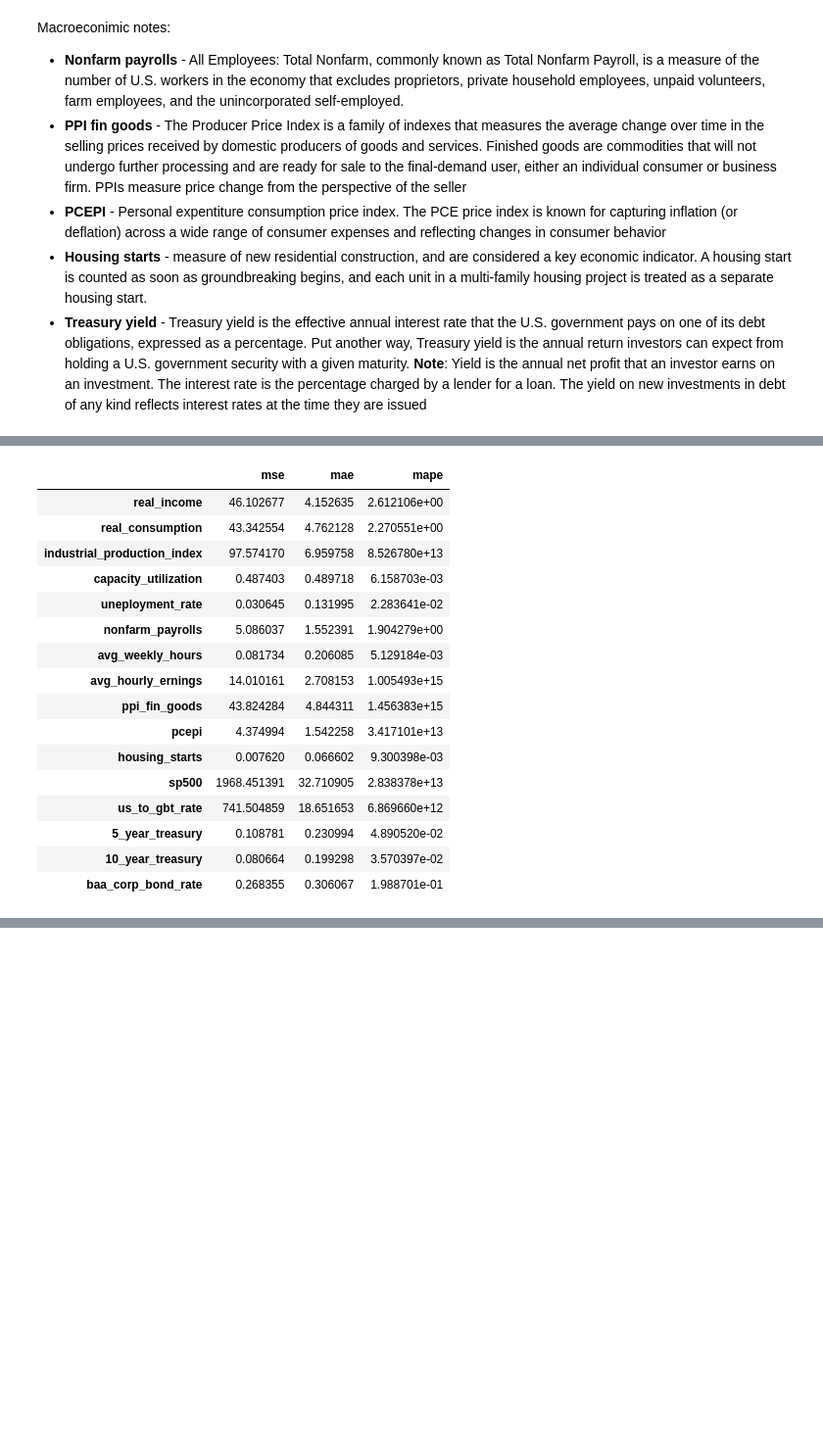
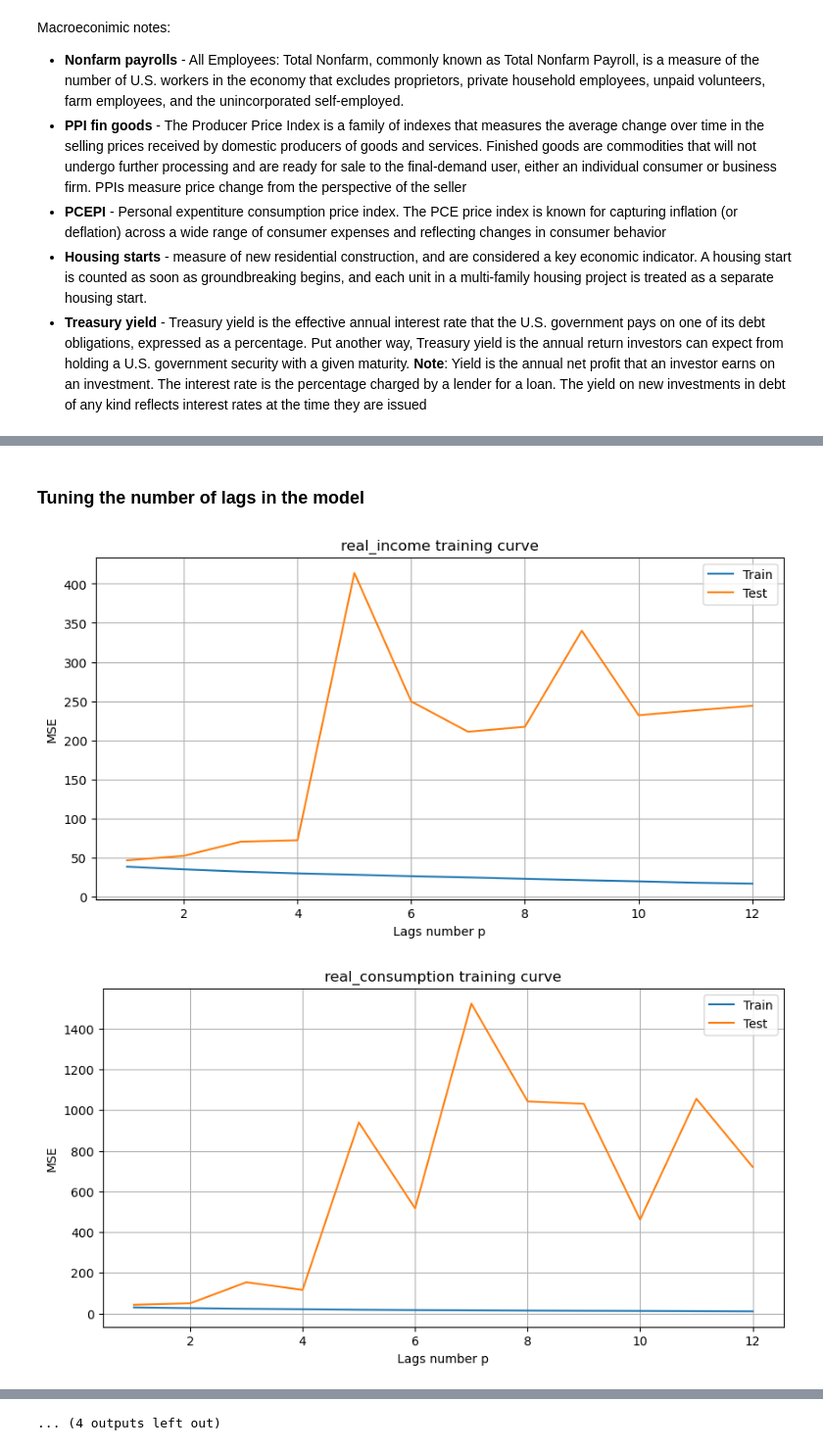
Before and after one commit to dr-leto/unimi, a Jupyter notebook: bayesian_analysis/var_baseline.ipynb, the cells around one changed output, grey strips where cells are left out. Shown at 98% size. Cells and saved outputs as stored; diff of their text form; code cells hidden in the pictures; blank space fills up the shorter version.

Commit message:
Finilized VAR baseline model

```diff
--- a/bayesian_analysis/var_baseline.ipynb
+++ b/bayesian_analysis/var_baseline.ipynb
@@ -192,34 +127,2 @@ lags_to_results
-# %%
-best_p = 1
-
-periods = run_var_cv(sample, best_p, metrics, init_rows_train, n_rows_test)
-metric_results = avg_metrics(periods, metrics, sample.columns)
-metric_results
-# %% [output]
-|  | mse | mae | mape |
-| real_income | 46.102677 | 4.152635 | 2.612106e+00 |
-| real_consumption | 43.342554 | 4.762128 | 2.270551e+00 |
-| industrial_production_index | 97.574170 | 6.959758 | 8.526780e+13 |
-| capacity_utilization | 0.487403 | 0.489718 | 6.158703e-03 |
-| uneployment_rate | 0.030645 | 0.131995 | 2.283641e-02 |
-| nonfarm_payrolls | 5.086037 | 1.552391 | 1.904279e+00 |
-| avg_weekly_hours | 0.081734 | 0.206085 | 5.129184e-03 |
-| avg_hourly_ernings | 14.010161 | 2.708153 | 1.005493e+15 |
-| ppi_fin_goods | 43.824284 | 4.844311 | 1.456383e+15 |
-| pcepi | 4.374994 | 1.542258 | 3.417101e+13 |
-| housing_starts | 0.007620 | 0.066602 | 9.300398e-03 |
-| sp500 | 1968.451391 | 32.710905 | 2.838378e+13 |
-| us_to_gbt_rate | 741.504859 | 18.651653 | 6.869660e+12 |
-| 5_year_treasury | 0.108781 | 0.230994 | 4.890520e-02 |
-| 10_year_treasury | 0.080664 | 0.199298 | 3.570397e-02 |
-| baa_corp_bond_rate | 0.268355 | 0.306067 | 1.988701e-01 |
-# %%
-preds = []
-indices = []
-
-for p in periods:
-    preds.append(p["X_test_pred"][0])
-    indices.append(p["test_period"][0])
-
-pred_df = pd.DataFrame(preds, index=indices, columns=[f"pred_{c}" for c in sample.columns])
-total = sample.join(pred_df, how="inner")
+# %% [markdown]
+### Tuning the number of lags in the model
@@ -225,0 +153,29 @@ total = sample.join(pred_df, how="inner")
+# %%
+init_rows_train = 36
+ps = list(range(1, 13))
+metric = mean_squared_error
+
+p_results = []
+for p in tqdm(ps):
+    res = run_var_cv(sample, init_rows_train, p)
+    for f in sample.columns:
+        p_results.append({
+            "p" : p,
+            "feature": f,
+            "var_train_result": metric(res[f]["last_train"], res[f]["train_pred"]),
+            "var_test_result": metric(res[f]["test"], res[f]["test_pred"])
+        })
+p_results = pd.DataFrame(p_results)
+# %%
+for f in sample.columns:
+    res = p_results[p_results["feature"] == f].sort_values("p")
+    fig, ax = plt.subplots(figsize=(10, 5))
+    plt.grid()
+    sns.lineplot(x=ps, y=res["var_train_result"], label="Train")
+    sns.lineplot(x=ps, y=res["var_test_result"], label="Test")
+    plt.xlabel("Lags number p")
+    plt.ylabel("MSE")
+    plt.title(f"{f} training curve")
+# %% [output]
+[figure, added]
+[figure, added]
@@ -225,0 +192 @@ total = sample.join(pred_df, how="inner")
+... (4 outputs left out)
```
Also changed, not shown: parts of 20 cells of this notebook.
